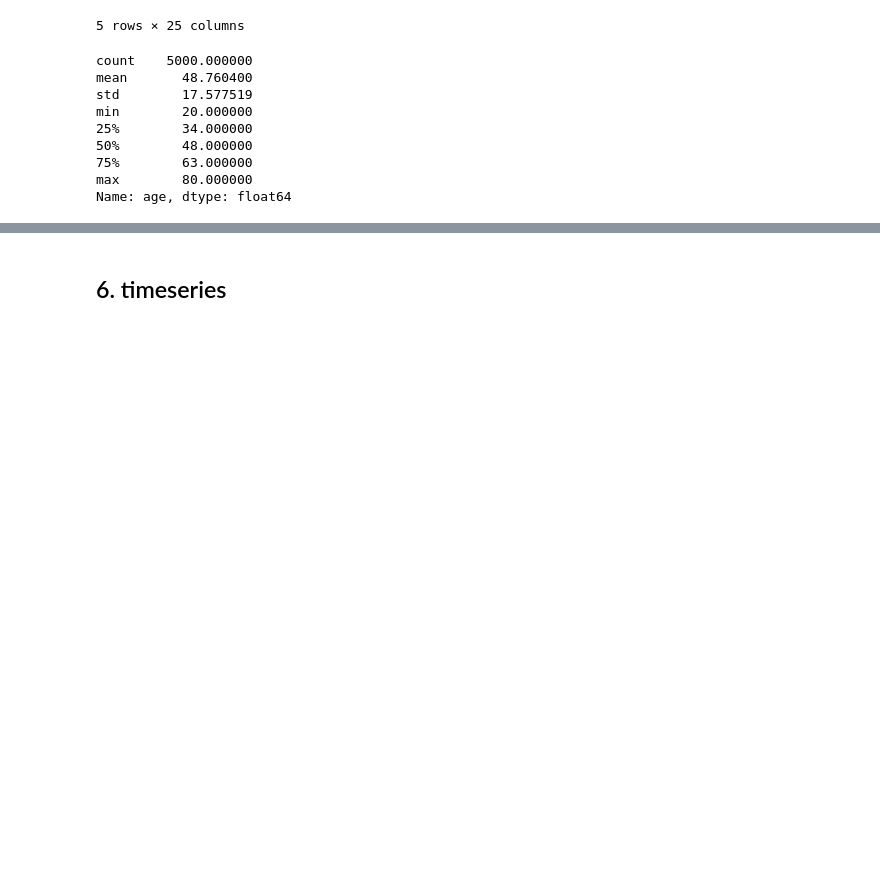
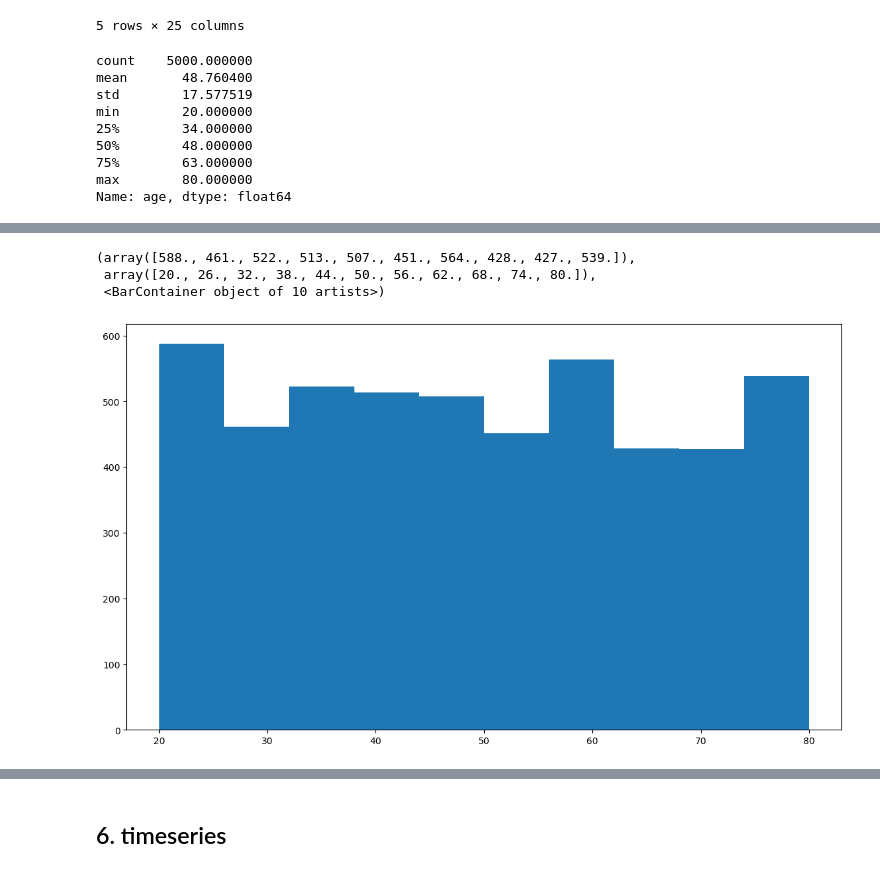
Before and after one commit to sainthm/pseudo_lab, a Jupyter notebook: week_6/Introduction_to_data_visualization_with_matplotlib.ipynb, the cells around one changed output, grey strips where cells are left out. Cells and saved outputs as stored; diff of their text form; code cells hidden in the pictures; blank space fills up the shorter version.

```diff
--- a/week_6/Introduction_to_data_visualization_with_matplotlib.ipynb
+++ b/week_6/Introduction_to_data_visualization_with_matplotlib.ipynb
@@ -571,0 +592,9 @@ df[df['age'] == 80]
+# %%
+plt.style.use('default')
+plt.figure(figsize=(14, 8))
+plt.hist(df['age'])
+# %% [output]
+(array([588., 461., 522., 513., 507., 451., 564., 428., 427., 539.]),
+ array([20., 26., 32., 38., 44., 50., 56., 62., 68., 74., 80.]),
+ <BarContainer object of 10 artists>)
+[figure, added]
```
Also changed, not shown: parts of 30 cells of this notebook, 1 other file.
